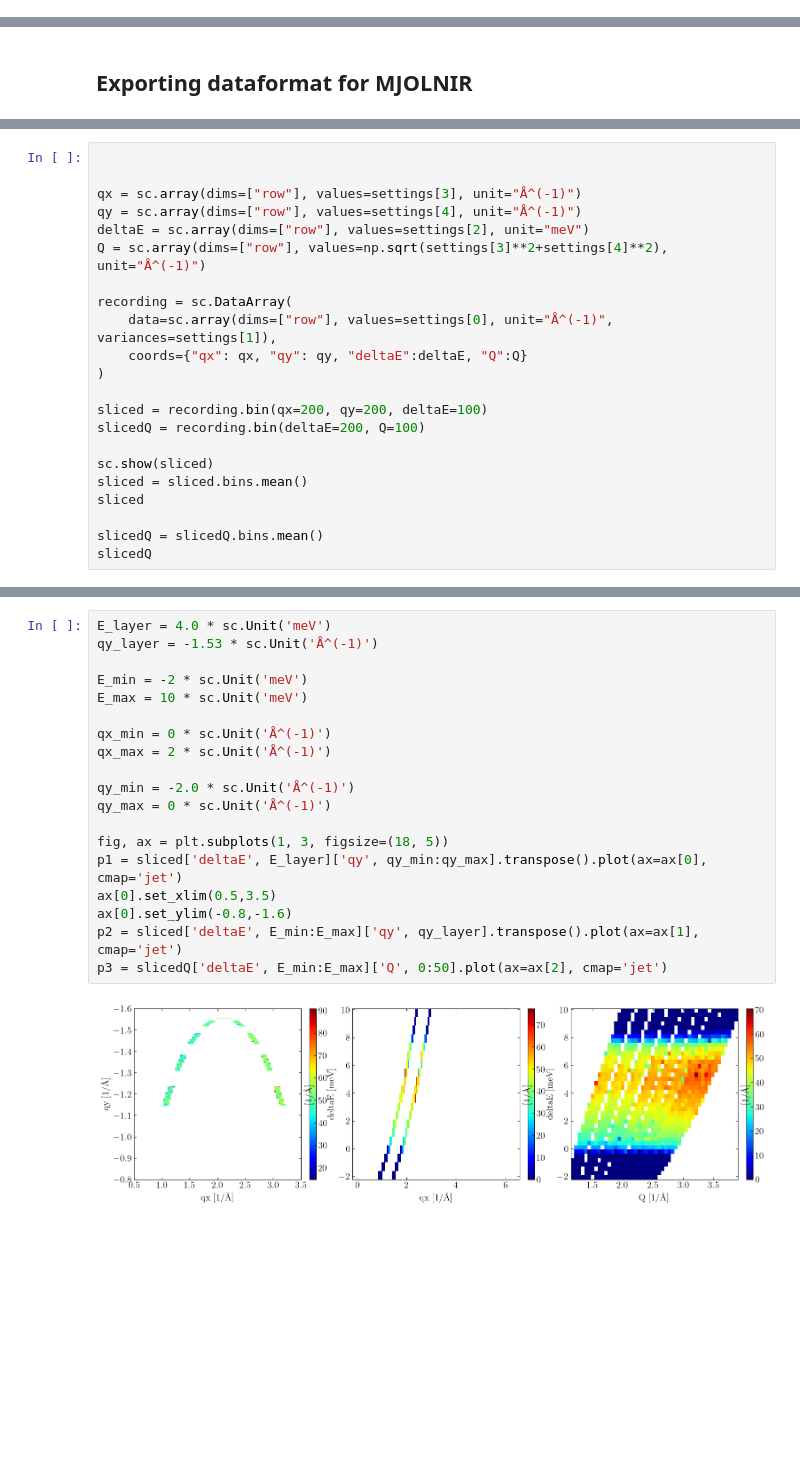
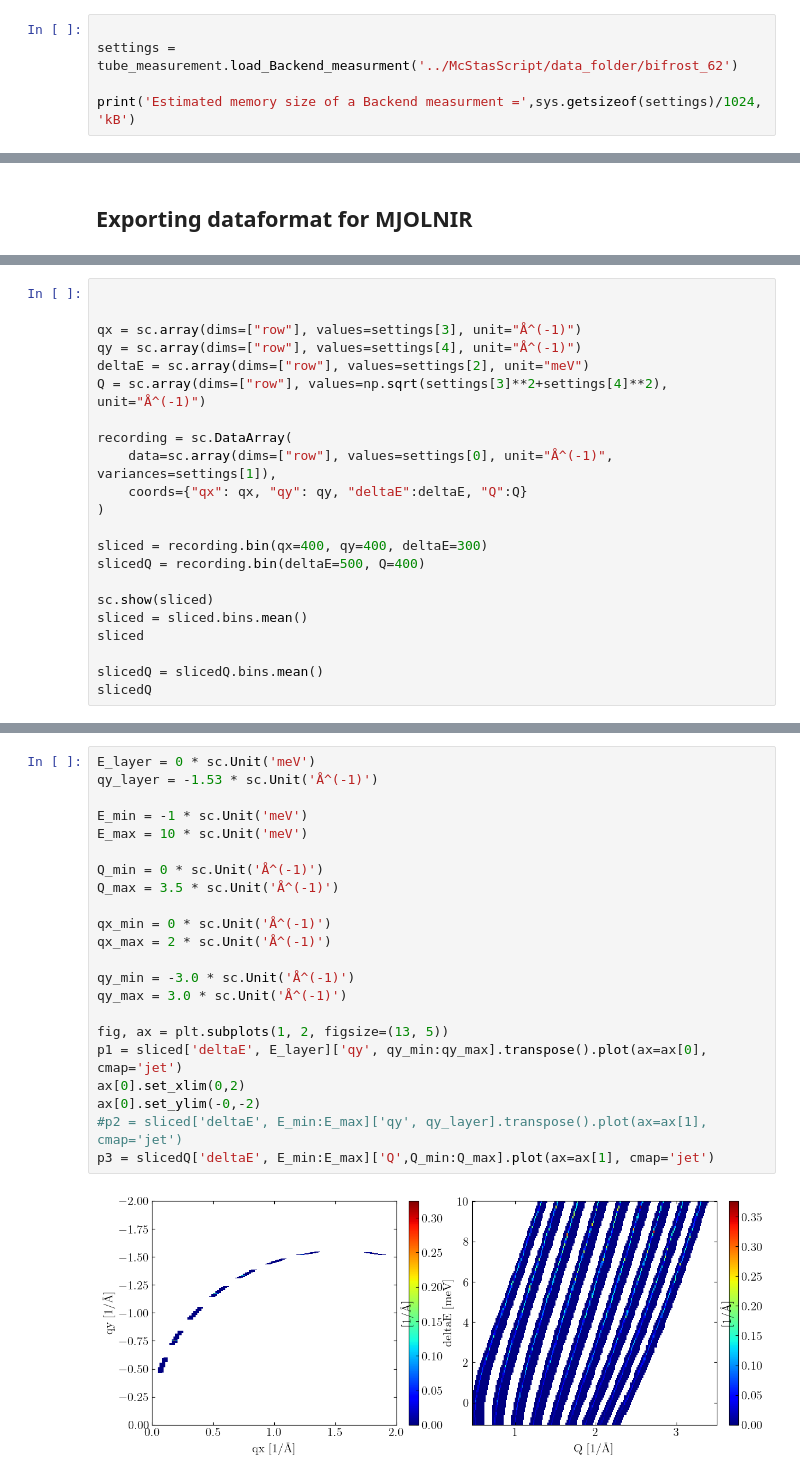
Before and after one commit to JEGKANIKMULTITASK/BIFROST, a Jupyter notebook: DataConversionMJOLNIR/BifrostConversionToMjolnir.ipynb, the cells around one changed output, grey strips where cells are left out. Saved outputs shown, nothing was run; the diff lists cells and outputs as text; blank space fills up the shorter version.

Commit message:
first sensible result and read data from mccode mode

```diff
--- a/DataConversionMJOLNIR/BifrostConversionToMjolnir.ipynb
+++ b/DataConversionMJOLNIR/BifrostConversionToMjolnir.ipynb
@@ -200,0 +63,5 @@ Estimated memory size of a Backend measurment = 0.078125 kB
+# %%
+
+settings = tube_measurement.load_Backend_measurment('../McStasScript/data_folder/bifrost_62')
+
+print('Estimated memory size of a Backend measurment =',sys.getsizeof(settings)/1024, 'kB')
@@ -241,8 +111,8 @@ recording = sc.DataArray(
     coords={"qx": qx, "qy": qy, "deltaE":deltaE, "Q":Q}
 )
 
-sliced = recording.bin(qx=200, qy=200, deltaE=100)
-slicedQ = recording.bin(deltaE=200, Q=100)
+sliced = recording.bin(qx=400, qy=400, deltaE=300)
+slicedQ = recording.bin(deltaE=500, Q=400)
 
 sc.show(sliced)
 sliced = sliced.bins.mean()
@@ -262,21 +132,24 @@ Data:
 # %%
-E_layer = 4.0 * sc.Unit('meV')
+E_layer = 0 * sc.Unit('meV')
 qy_layer = -1.53 * sc.Unit('Å^(-1)')
 
-E_min = -2 * sc.Unit('meV')
+E_min = -1 * sc.Unit('meV')
 E_max = 10 * sc.Unit('meV')
+
+Q_min = 0 * sc.Unit('Å^(-1)')
+Q_max = 3.5 * sc.Unit('Å^(-1)')
 
 qx_min = 0 * sc.Unit('Å^(-1)')
 qx_max = 2 * sc.Unit('Å^(-1)')
 
-qy_min = -2.0 * sc.Unit('Å^(-1)')
-qy_max = 0 * sc.Unit('Å^(-1)')
+qy_min = -3.0 * sc.Unit('Å^(-1)')
+qy_max = 3.0 * sc.Unit('Å^(-1)')
 
-fig, ax = plt.subplots(1, 3, figsize=(18, 5))
+fig, ax = plt.subplots(1, 2, figsize=(13, 5))
 p1 = sliced['deltaE', E_layer]['qy', qy_min:qy_max].transpose().plot(ax=ax[0], cmap='jet')
-ax[0].set_xlim(0.5,3.5)
-ax[0].set_ylim(-0.8,-1.6)
-p2 = sliced['deltaE', E_min:E_max]['qy', qy_layer].transpose().plot(ax=ax[1], cmap='jet')
-p3 = slicedQ['deltaE', E_min:E_max]['Q', 0:50].plot(ax=ax[2], cmap='jet')
+ax[0].set_xlim(0,2)
+ax[0].set_ylim(-0,-2)
+#p2 = sliced['deltaE', E_min:E_max]['qy', qy_layer].transpose().plot(ax=ax[1], cmap='jet')
+p3 = slicedQ['deltaE', E_min:E_max]['Q',Q_min:Q_max].plot(ax=ax[1], cmap='jet')
 # %% [output]
-[figure, old version]
+[figure, new version]
```
Also changed, not shown: parts of 11 cells of this notebook, 6 other files.
